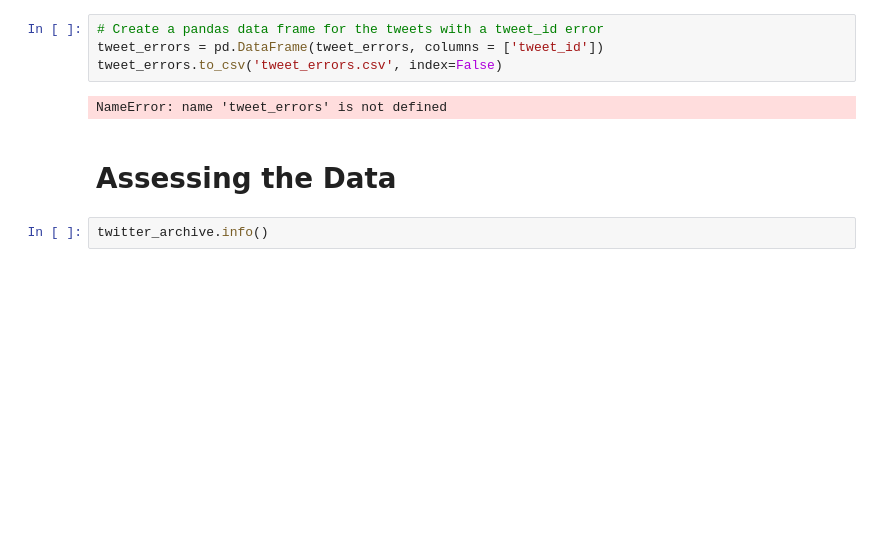
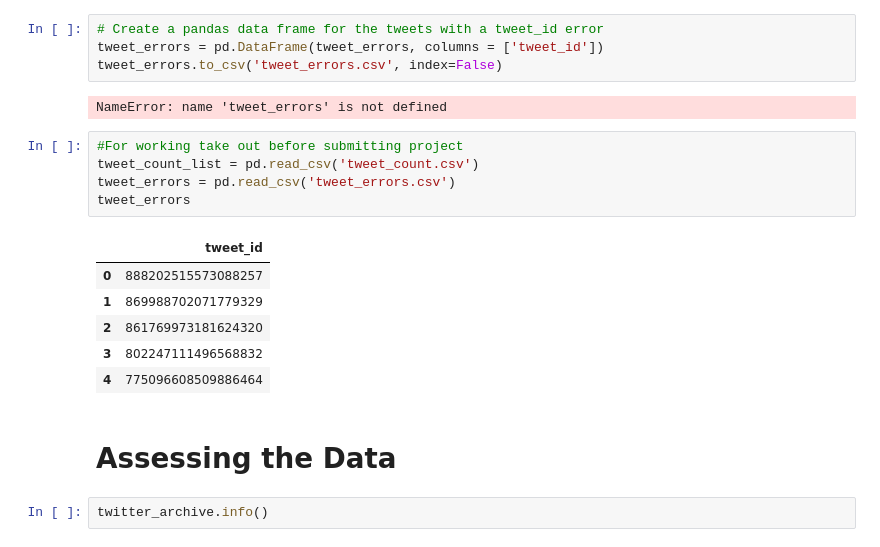
Before and after one commit to KattyP/DataWrangleProject, a Jupyter notebook: wrangle_act.ipynb, the cells around one changed output. Drawn from its saved outputs; the diff is of its cells as text; blank space fills up the shorter version.

```diff
--- a/wrangle_act.ipynb
+++ b/wrangle_act.ipynb
@@ -117,6 +117,18 @@ tweet_errors = pd.DataFrame(tweet_errors, columns = ['tweet_id'])
 tweet_errors.to_csv('tweet_errors.csv', index=False)
 # %% [output]
 NameError: name 'tweet_errors' is not defined
+# %%
+#For working take out before submitting project
+tweet_count_list = pd.read_csv('tweet_count.csv')
+tweet_errors = pd.read_csv('tweet_errors.csv')
+tweet_errors
+# %% [output]
+|  | tweet_id |
+| 0 | 888202515573088257 |
+| 1 | 869988702071779329 |
+| 2 | 861769973181624320 |
+| 3 | 802247111496568832 |
+| 4 | 775096608509886464 |
 # %% [markdown]
 # Assessing the Data
 # %%
```
Also changed, not shown: parts of 18 cells of this notebook.
